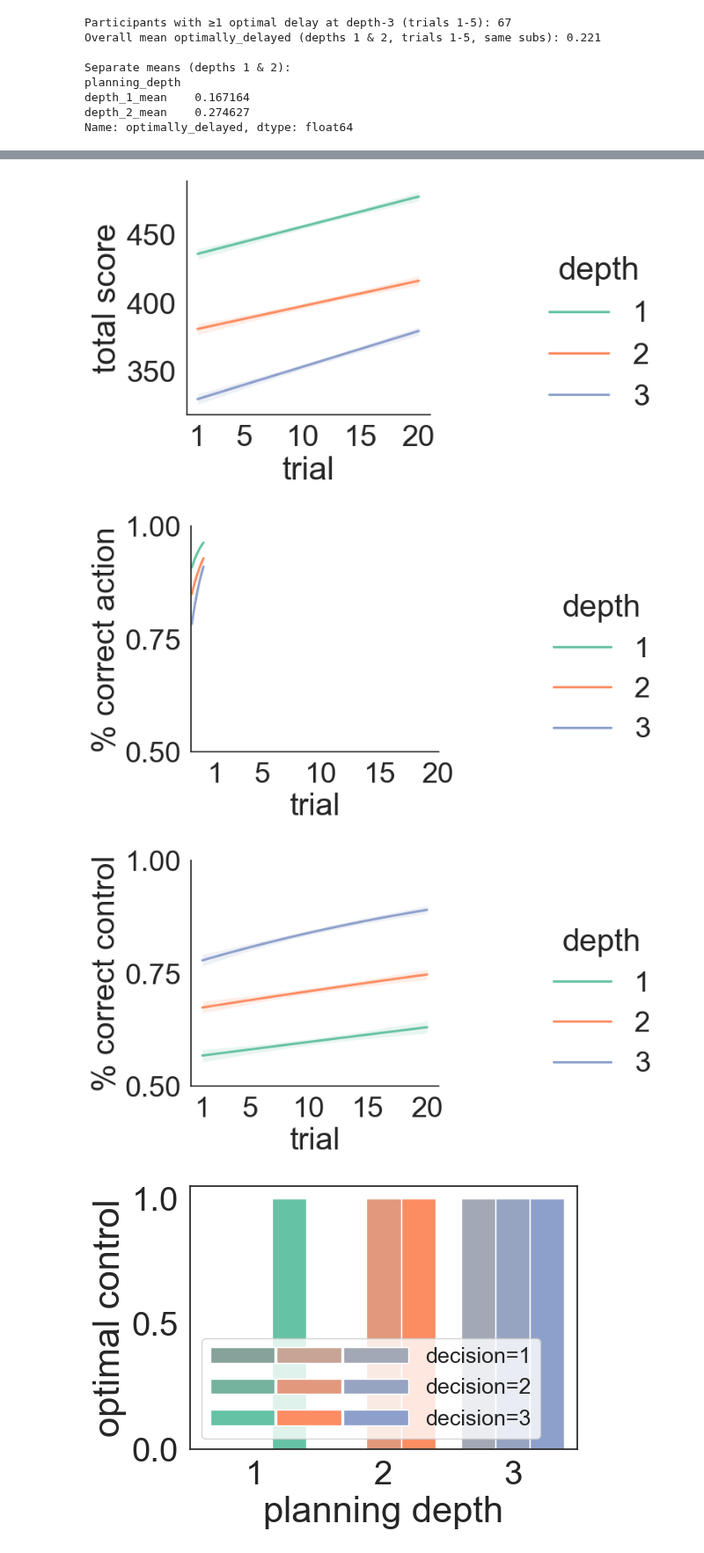
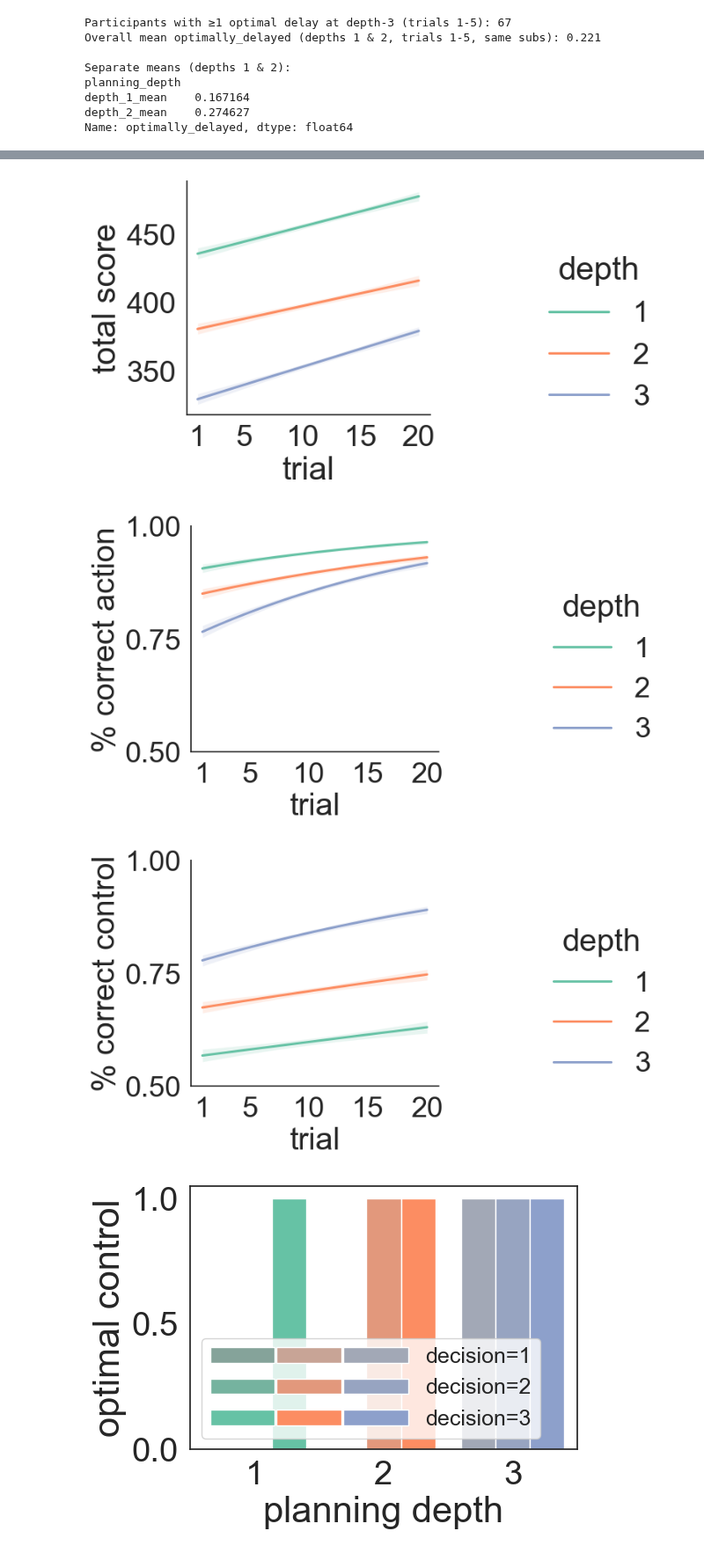
Before and after one commit to sharplabBIU/DelayedPlanning, a Jupyter notebook: study1/analysis.ipynb, the cells around one changed output, grey strips where cells are left out. Shown at 88% size. Saved outputs shown, nothing was run; the diff lists cells and outputs as text; code cells hidden in the pictures.

```diff
--- a/study1/analysis.ipynb
+++ b/study1/analysis.ipynb
@@ -684,7 +684,7 @@ fig.savefig('total_score_plot.png', bbox_inches='tight', bbox_extra_artists=(ax.
 plt.show()
 
 
-ax = sns.lmplot(x="trial_num", y="correct_control_action", hue='planning_depth',scatter=False,
+ax = sns.lmplot(x="trial", y="correct_control_action", hue='planning_depth',scatter=False,  # x = trial within goal (1-20), as in the other two panels
                 logistic=True, palette='Set2', ci=68,height=4.8, aspect=1.2, data=df_results2)
 
 # Access the underlying axes and set the ticks
@@ -714,34 +714,34 @@ ax.set_axis_labels('trial', '% correct control')
 ax._legend.set_frame_on(False)
 ax._legend.set_title("depth")
 
 # Retrieve the underlying Figure object and adjust layout manually
 fig = ax.fig
 
 # Save the figure by including the legend in the bounding box calculation
 fig.savefig('optimal_metacontrol_choice.png', bbox_inches='tight', bbox_extra_artists=(ax._legend,))
 
 plt.show()
 # %% [output]
              sub  planning_depth  decision  control taking
 0    sub-001.csv               1         1            0.90
 1    sub-001.csv               1         2            1.00
 2    sub-001.csv               1         3            1.00
 3    sub-001.csv               2         1            0.85
 4    sub-001.csv               2         2            1.00
 ..           ...             ...       ...             ...
 724  sub-093.csv               2         2            0.80
 725  sub-093.csv               2         3            0.85
 726  sub-093.csv               3         1            0.05
 727  sub-093.csv               3         2            0.75
 728  sub-093.csv               3         3            0.65
 
 [729 rows x 4 columns]
 The `ci` parameter is deprecated. Use `errorbar=('ci', 68)` for the same effect.
 
   ax = sns.barplot(
 [figure]
 [figure]
-[figure, old version]
+[figure, new version]
 [figure]
 # %%
 import pandas as pd
```
Also changed, not shown: parts of 3 cells of this notebook, 28 other files.
